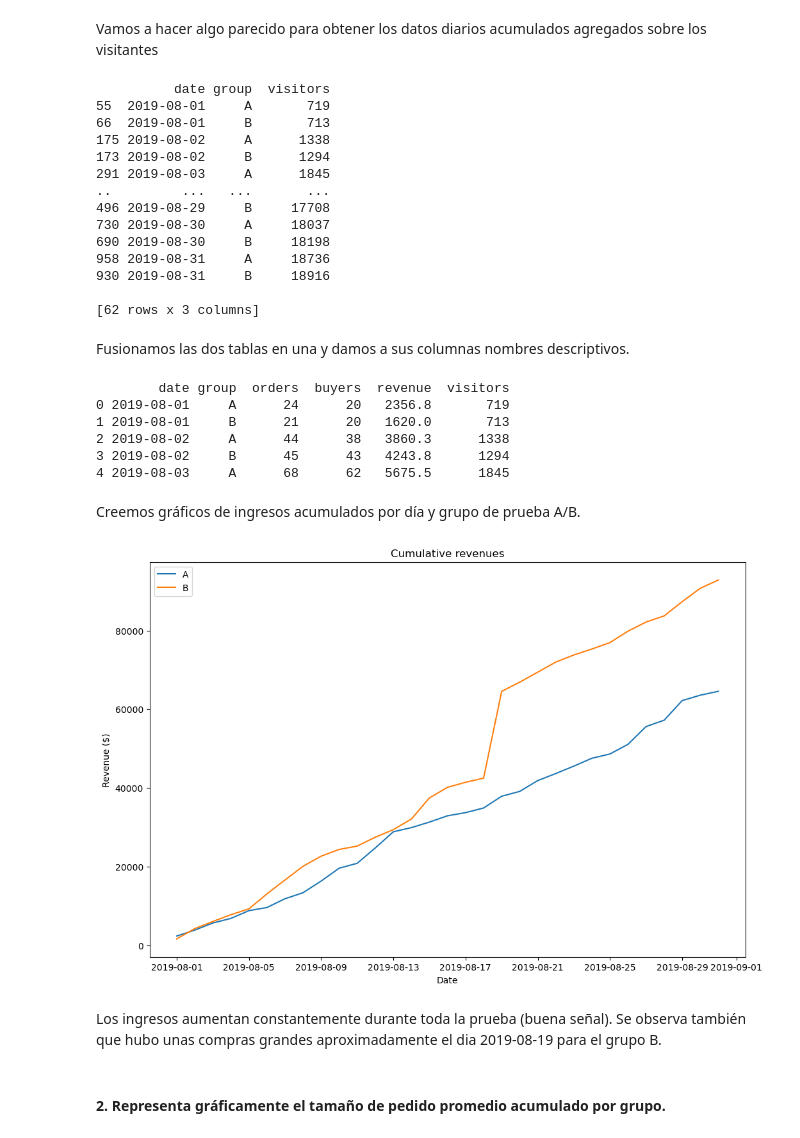
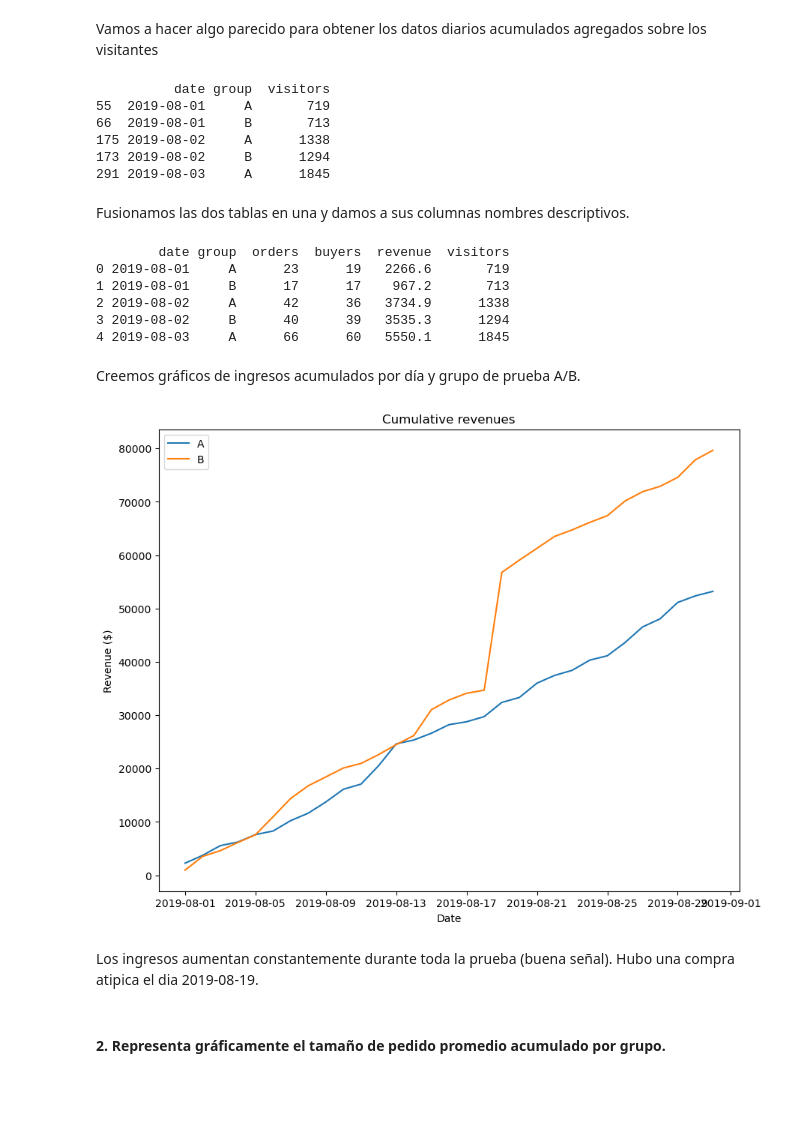
Before and after one commit to arteaga7/Project10, a Jupyter notebook: project10.ipynb, the cells around one changed output. Saved outputs shown, nothing was run; the diff lists cells and outputs as text; code cells hidden in the pictures; blank space fills up the shorter version.

```diff
--- a/project10.ipynb
+++ b/project10.ipynb
@@ -99 +85,8 @@ orders.head(5)
+# %%
+# Obtain users in group A and B
+duplicated_users = orders.groupby('userId')['group'].nunique()
+duplicated_users = duplicated_users[duplicated_users > 1].index
+
+# Delete users in both groups
+orders = orders[~orders['userId'].isin(duplicated_users)]
 # %%
@@ -152,10 +137,11 @@ print(ordersAggregated)
 # %% [markdown]
 Vamos a hacer algo parecido para obtener los datos diarios acumulados agregados sobre los visitantes
 # %%
-#Obtain metrics
-visitorsAggregated = datesGroups.apply(lambda x: visits[np.logical_and(visits['date'] <= x['date'], visits['group'] == x['group'])].agg({'date' : 'max', 'group' : 'max', 'visitors' : 'sum'}), axis=1).sort_values(by=['date','group'])
+# Obtain metrics
+visitorsAggregated = datesGroups.apply(lambda x: visits[np.logical_and(visits['date'] <= x['date'], visits['group'] == x['group'])].agg({
+    'date' : 'max', 'group' : 'max', 'visitors' : 'sum'}), axis=1).sort_values(by=['date','group'])
 
-print(visitorsAggregated)
+print(visitorsAggregated.head(5))
 # %% [output]
           date group  visitors
 55  2019-08-01     A       719
@@ -163,51 +149,43 @@ print(visitorsAggregated)
 175 2019-08-02     A      1338
 173 2019-08-02     B      1294
 291 2019-08-03     A      1845
-..         ...   ...       ...
-496 2019-08-29     B     17708
-730 2019-08-30     A     18037
-690 2019-08-30     B     18198
-958 2019-08-31     A     18736
-930 2019-08-31     B     18916
-
-[62 rows x 3 columns]
 # %% [markdown]
 Fusionamos las dos tablas en una y damos a sus columnas nombres descriptivos.
 # %%
-#Merge DataFrames
+# Merge DataFrames
 cumulativeData = ordersAggregated.merge(visitorsAggregated, left_on=['date', 'group'], right_on=['date', 'group'])
-#Change column names
+# Change column names
 cumulativeData.columns = ['date', 'group', 'orders', 'buyers', 'revenue', 'visitors']
 
 print(cumulativeData.head(5))
 # %% [output]
         date group  orders  buyers  revenue  visitors
-0 2019-08-01     A      24      20   2356.8       719
-1 2019-08-01     B      21      20   1620.0       713
-2 2019-08-02     A      44      38   3860.3      1338
-3 2019-08-02     B      45      43   4243.8      1294
-4 2019-08-03     A      68      62   5675.5      1845
+0 2019-08-01     A      23      19   2266.6       719
+1 2019-08-01     B      17      17    967.2       713
+2 2019-08-02     A      42      36   3734.9      1338
+3 2019-08-02     B      40      39   3535.3      1294
+4 2019-08-03     A      66      60   5550.1      1845
 # %% [markdown]
 Creemos gráficos de ingresos acumulados por día y grupo de prueba A/B.
 # %%
-#Filter by group
+# Filter by group
 cumulativeRevenueA = cumulativeData[cumulativeData['group']=='A'][['date','revenue', 'orders']]
 
 cumulativeRevenueB = cumulativeData[cumulativeData['group']=='B'][['date','revenue', 'orders']]
 
-#Line plot
-plt.figure(figsize=(12,8))
+# Line plot
+plt.figure(figsize=(10,8))
 plt.plot(cumulativeRevenueA['date'], cumulativeRevenueA['revenue'], label='A')
 plt.plot(cumulativeRevenueB['date'], cumulativeRevenueB['revenue'], label='B')
 plt.title('Cumulative revenues')
 plt.xlabel('Date')
 plt.ylabel('Revenue ($)')
 plt.legend()
 plt.show()
 # %% [output]
-[figure, old version]
+[figure, new version]
 # %% [markdown]
-Los ingresos aumentan constantemente durante toda la prueba (buena señal). Se observa también que hubo unas compras grandes aproximadamente el dia 2019-08-19 para el grupo B.
+Los ingresos aumentan constantemente durante toda la prueba (buena señal). Hubo una compra atipica el dia 2019-08-19.
 # %% [markdown]
 #### 2. Representa gráficamente el tamaño de pedido promedio acumulado por grupo.
 # %% [markdown]
```
Also changed, not shown: parts of 41 cells of this notebook.
